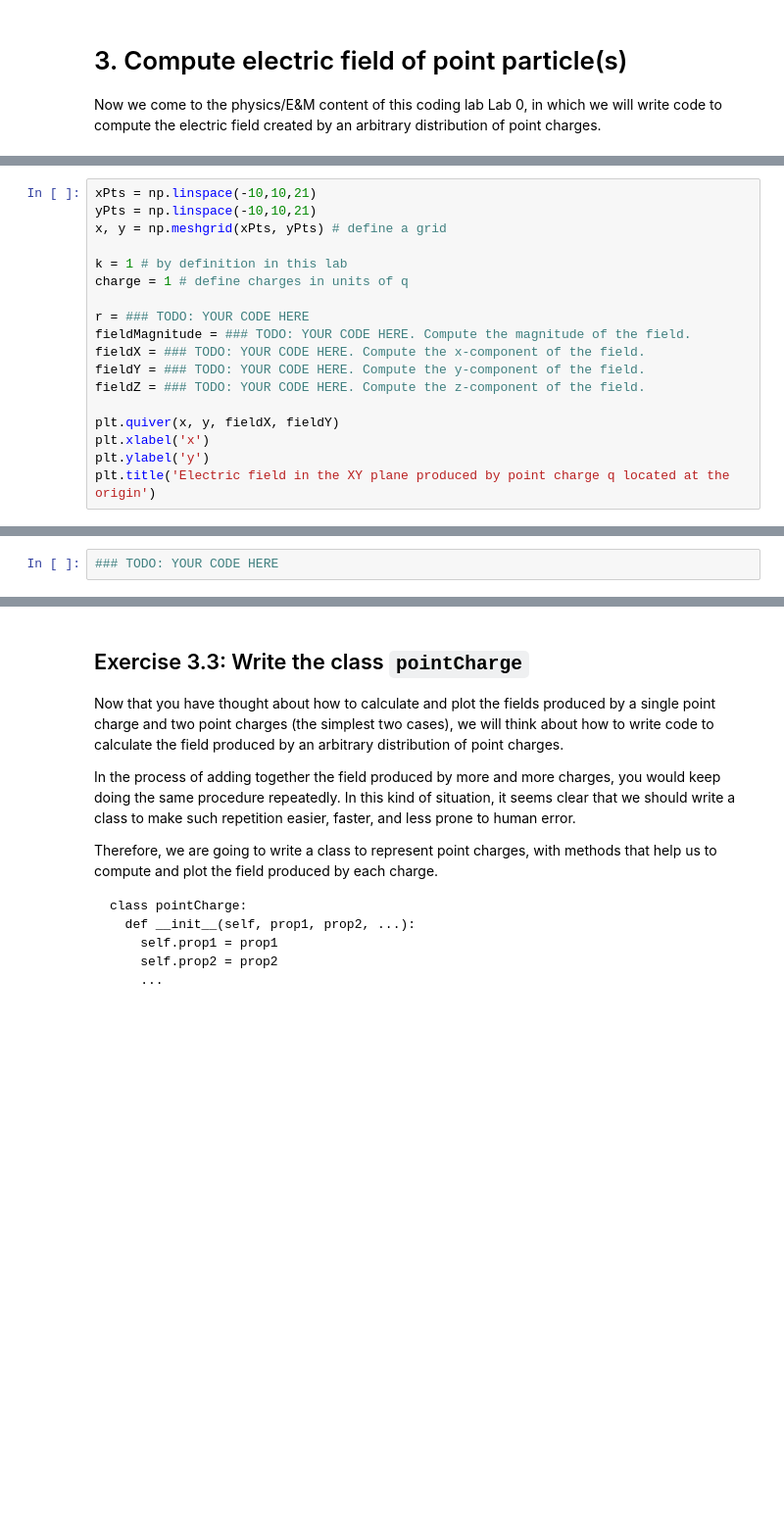
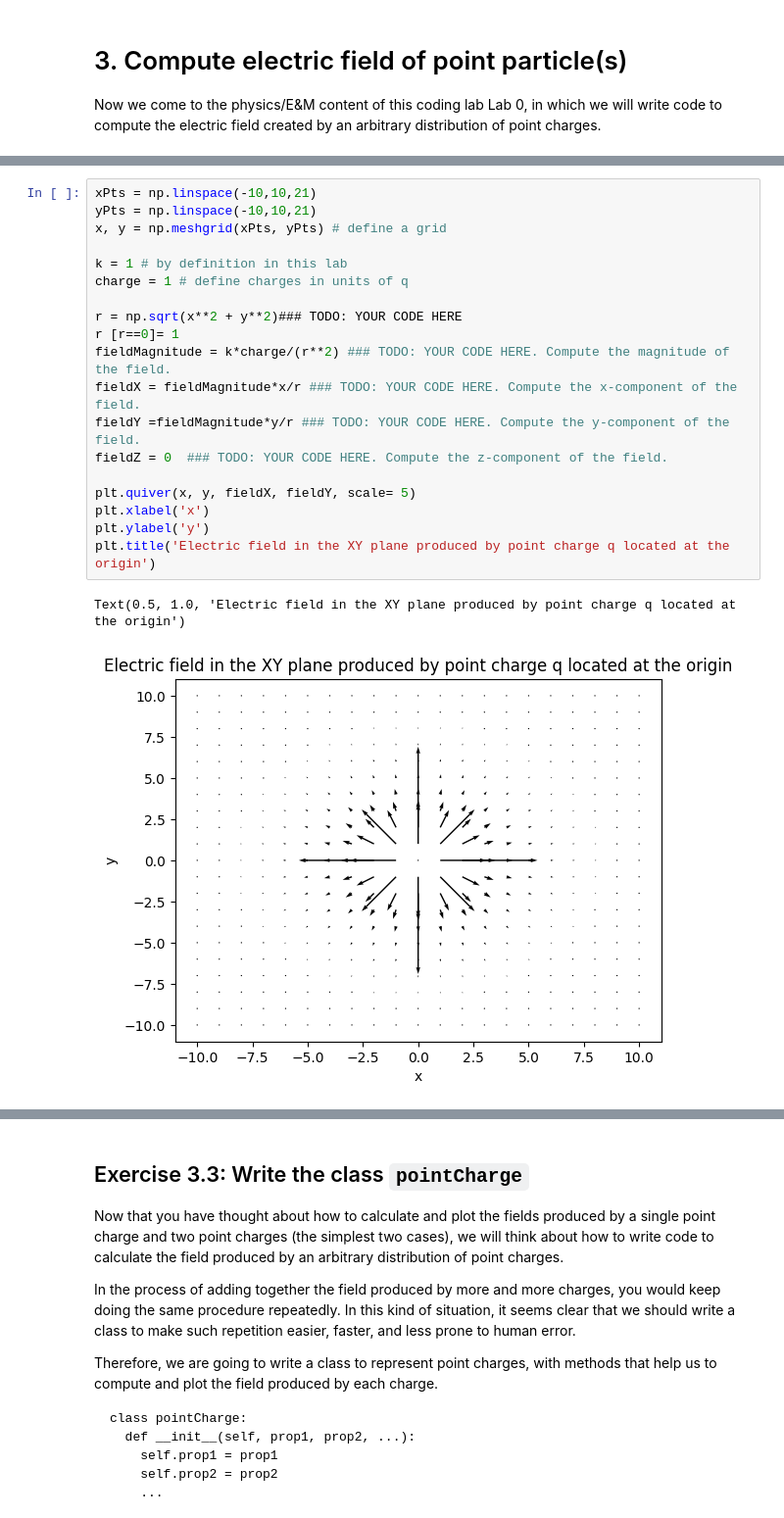
Before and after one commit to lxh6530/Assignment0-Lillian-Hart, a Jupyter notebook: Lab0_IEPII_Spr25.ipynb, the cells around one changed output, grey strips where cells are left out. Shown at 98% size. Drawn from its saved outputs; the diff is of its cells as text; blank space fills up the shorter version.

```diff
--- a/Lab0_IEPII_Spr25.ipynb
+++ b/Lab0_IEPII_Spr25.ipynb
@@ -234,21 +343,25 @@ Hint: use the matplotlib function `quiver`. Your result should look something li
 # %%
 xPts = np.linspace(-10,10,21)
 yPts = np.linspace(-10,10,21)
 x, y = np.meshgrid(xPts, yPts) # define a grid
 
 k = 1 # by definition in this lab
 charge = 1 # define charges in units of q
 
-r = ### TODO: YOUR CODE HERE
-fieldMagnitude = ### TODO: YOUR CODE HERE. Compute the magnitude of the field.
-fieldX = ### TODO: YOUR CODE HERE. Compute the x-component of the field.
-fieldY = ### TODO: YOUR CODE HERE. Compute the y-component of the field.
-fieldZ = ### TODO: YOUR CODE HERE. Compute the z-component of the field.
+r = np.sqrt(x**2 + y**2)### TODO: YOUR CODE HERE
+r [r==0]= 1
+fieldMagnitude = k*charge/(r**2) ### TODO: YOUR CODE HERE. Compute the magnitude of the field.
+fieldX = fieldMagnitude*x/r ### TODO: YOUR CODE HERE. Compute the x-component of the field.
+fieldY =fieldMagnitude*y/r ### TODO: YOUR CODE HERE. Compute the y-component of the field.
+fieldZ = 0  ### TODO: YOUR CODE HERE. Compute the z-component of the field.
 
-plt.quiver(x, y, fieldX, fieldY)
+plt.quiver(x, y, fieldX, fieldY, scale= 5)
 plt.xlabel('x')
 plt.ylabel('y')
 plt.title('Electric field in the XY plane produced by point charge q located at the origin')
+# %% [output]
+Text(0.5, 1.0, 'Electric field in the XY plane produced by point charge q located at the origin')
+[figure, added]
 # %% [markdown]
 ## Exercise 3.2: Electric dipole field (two point charges)
 
@@ -261,5 +374,3 @@ Hints:
 2. You may want to compute and plot the fields produced by (i) and (ii) separately and then add them.
 
 <img src="https://drive.google.com/uc?id=1MNhSno7xNr3vBZQgDv2D2wKO20r286K-" width="400">
-# %%
-### TODO: YOUR CODE HERE
```
Also changed, not shown: parts of 20 cells of this notebook.
